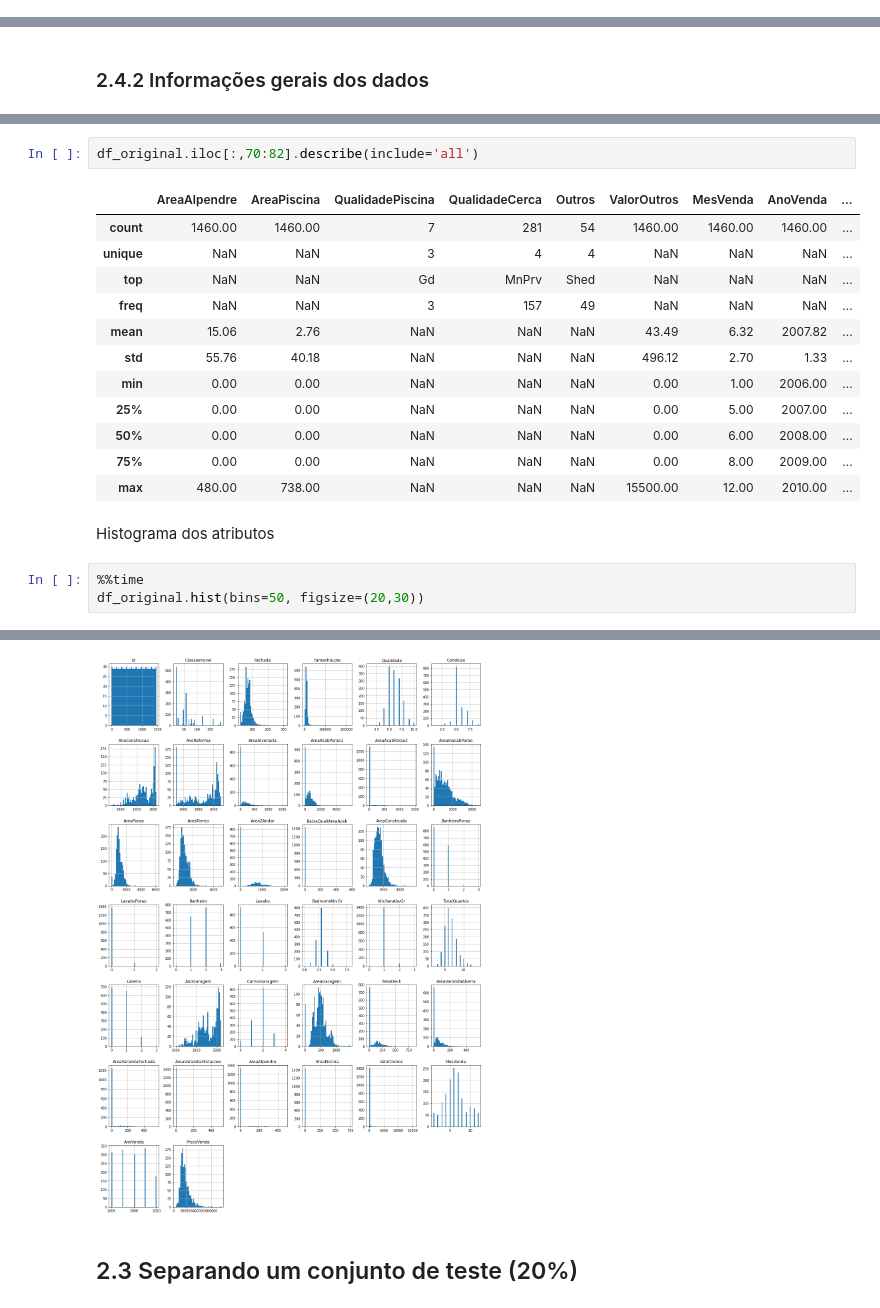
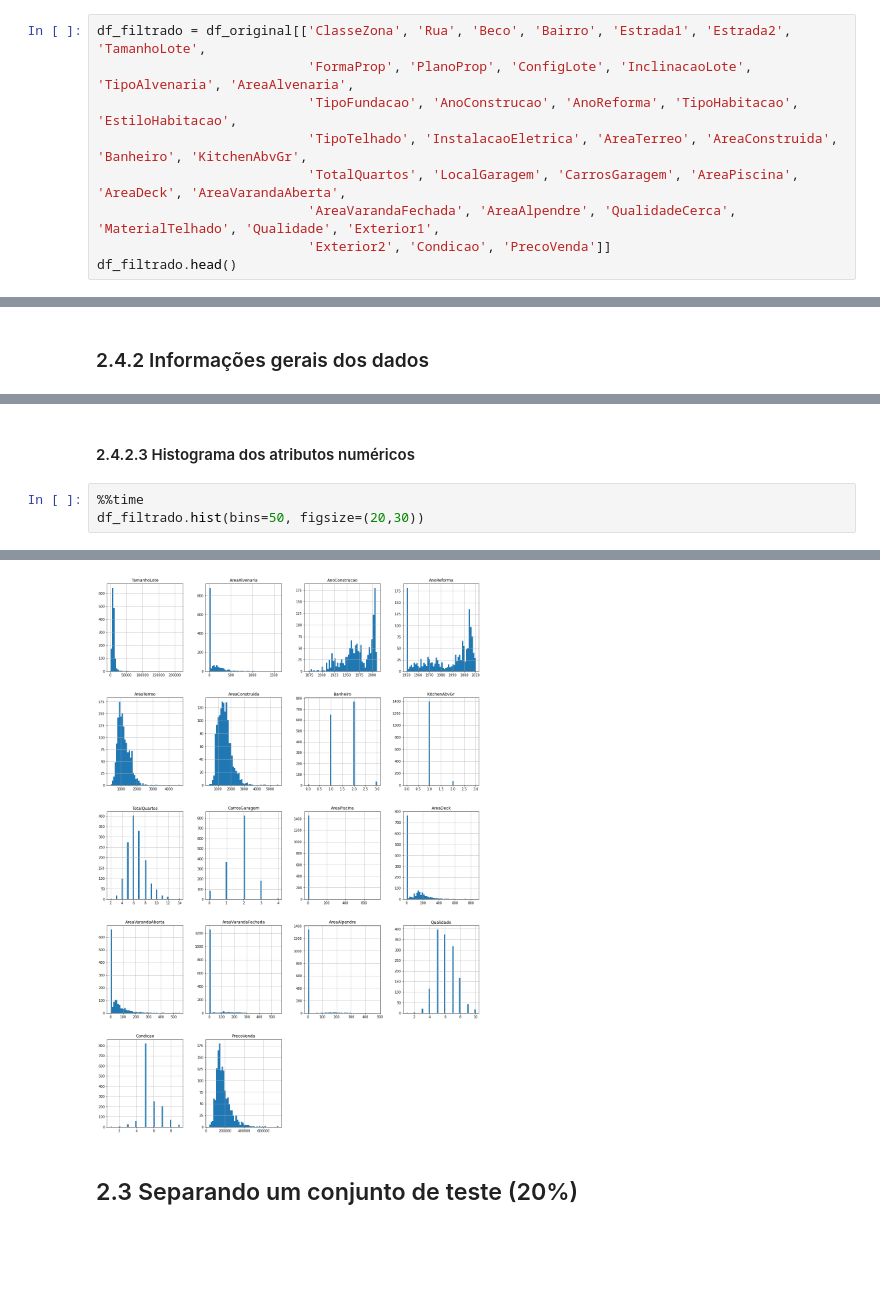
Before and after one commit to casjunior93/Desafio-Regressao---Tera, a Jupyter notebook: Desafio_Regressão_Tera_Refeito.ipynb, the cells around one changed output, grey strips where cells are left out. Drawn from its saved outputs; the diff is of its cells as text; blank space fills up the shorter version.

Commit message:
Histogramas de variáveis numéricas

```diff
--- a/Desafio_Regressão_Tera_Refeito.ipynb
+++ b/Desafio_Regressão_Tera_Refeito.ipynb
@@ -148,0 +151,9 @@ Total registros: 1460
+# %%
+df_filtrado = df_original[['ClasseZona', 'Rua', 'Beco', 'Bairro', 'Estrada1', 'Estrada2', 'TamanhoLote',
+                           'FormaProp', 'PlanoProp', 'ConfigLote', 'InclinacaoLote', 'TipoAlvenaria', 'AreaAlvenaria',
+                           'TipoFundacao', 'AnoConstrucao', 'AnoReforma', 'TipoHabitacao', 'EstiloHabitacao',
+                           'TipoTelhado', 'InstalacaoEletrica', 'AreaTerreo', 'AreaConstruida', 'Banheiro', 'KitchenAbvGr',
+                           'TotalQuartos', 'LocalGaragem', 'CarrosGaragem', 'AreaPiscina', 'AreaDeck', 'AreaVarandaAberta',
+                           'AreaVarandaFechada', 'AreaAlpendre', 'QualidadeCerca', 'MaterialTelhado', 'Qualidade', 'Exterior1',
+                           'Exterior2', 'Condicao', 'PrecoVenda']]
+df_filtrado.head()
@@ -284,21 +280,6 @@ df_original.iloc[:,60:70].describe(include='all')
-# %%
-df_original.iloc[:,70:82].describe(include='all')
-# %% [output]
-|  | AreaAlpendre | AreaPiscina | QualidadePiscina | QualidadeCerca | Outros | ValorOutros | MesVenda | AnoVenda | ... |
-| count | 1460.00 | 1460.00 | 7 | 281 | 54 | 1460.00 | 1460.00 | 1460.00 | ... |
-| unique | NaN | NaN | 3 | 4 | 4 | NaN | NaN | NaN | ... |
-| top | NaN | NaN | Gd | MnPrv | Shed | NaN | NaN | NaN | ... |
-| freq | NaN | NaN | 3 | 157 | 49 | NaN | NaN | NaN | ... |
-| mean | 15.06 | 2.76 | NaN | NaN | NaN | 43.49 | 6.32 | 2007.82 | ... |
-| std | 55.76 | 40.18 | NaN | NaN | NaN | 496.12 | 2.70 | 1.33 | ... |
-| min | 0.00 | 0.00 | NaN | NaN | NaN | 0.00 | 1.00 | 2006.00 | ... |
-| 25% | 0.00 | 0.00 | NaN | NaN | NaN | 0.00 | 5.00 | 2007.00 | ... |
-| 50% | 0.00 | 0.00 | NaN | NaN | NaN | 0.00 | 6.00 | 2008.00 | ... |
-| 75% | 0.00 | 0.00 | NaN | NaN | NaN | 0.00 | 8.00 | 2009.00 | ... |
-| max | 480.00 | 738.00 | NaN | NaN | NaN | 15500.00 | 12.00 | 2010.00 | ... |
-# %% [markdown]
-Histograma dos atributos
+# %% [markdown]
+#### 2.4.2.3 Histograma dos atributos numéricos
 # %%
 %%time
-df_original.hist(bins=50, figsize=(20,30))
+df_filtrado.hist(bins=50, figsize=(20,30))
 # %% [output]
@@ -320,8 +301,8 @@ array([[<matplotlib.axes._subplots.AxesSubplot object at 0x...>,
         <matplotlib.axes._subplots.AxesSubplot object at 0x...>,
         <matplotlib.axes._subplots.AxesSubplot object at 0x...>,
         <matplotlib.axes._subplots.AxesSubplot object at 0x...>]],
       dtype=object)
-[figure, old version]
+[figure, new version]
 # %% [markdown]
 ## 2.3 Separando um conjunto de teste (20%)
 # %%
```
Also changed, not shown: parts of 22 cells of this notebook.
